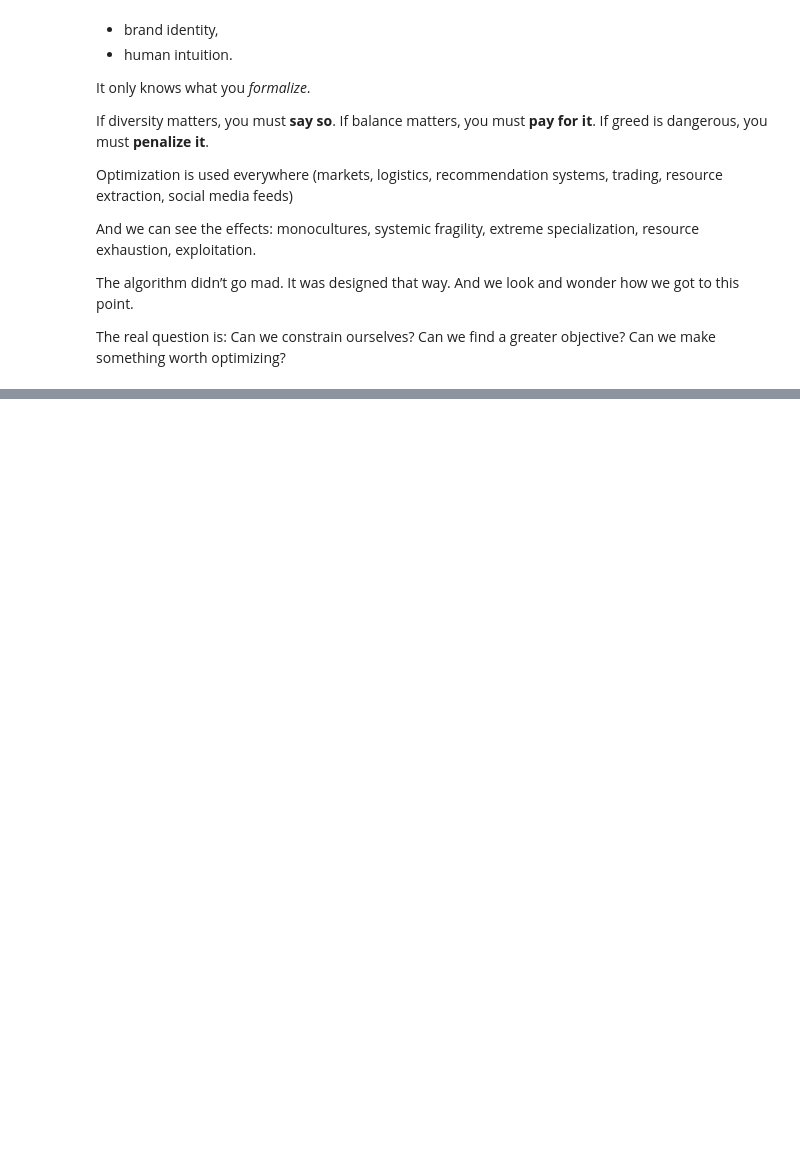
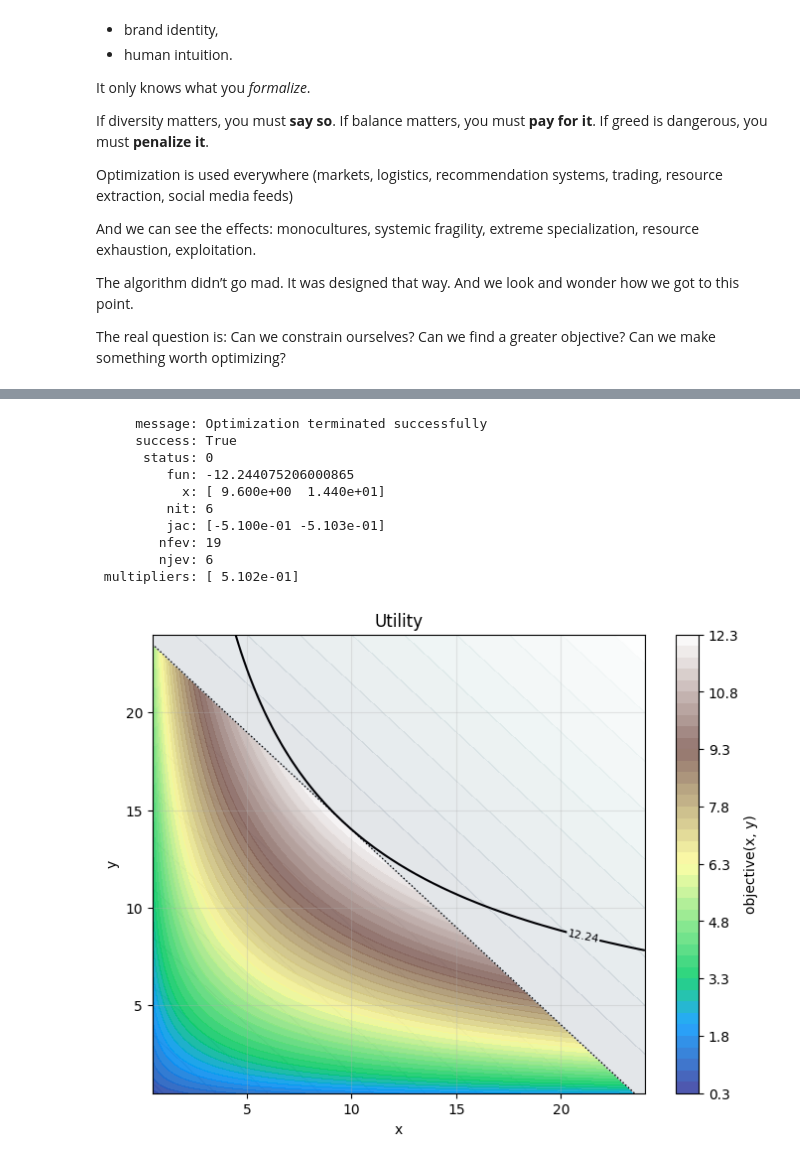
Before and after one commit to JulTob/Optimization, a Jupyter notebook: Introduction_to_Optimization.ipynb, the cells around one changed output, grey strips where cells are left out. Drawn from its saved outputs; the diff is of its cells as text; code cells hidden in the pictures; blank space fills up the shorter version.

```diff
--- a/Introduction_to_Optimization.ipynb
+++ b/Introduction_to_Optimization.ipynb
@@ -1475,0 +1590,48 @@ The real question is: Can we constrain ourselves? Can we find a greater objectiv
+# %%
+eps = 0.15
+
+def utility(v):
+    x, y = v
+    return (x ** 0.4) * (y ** 0.6)
+
+def neg_utility(v):
+    return -utility(v)
+
+def constraints(vars):
+    return (24 - np.sum(vars))
+
+constrain_def = {
+    "type": "eq",
+    "fun": constraints,
+    }
+
+initial_guess = [10, 10]
+
+result = minimize(
+    neg_utility,
+    initial_guess,
+    constraints=constrain_def
+    )
+
+print(result)
+
+plot_2D(
+    objective=utility,
+    x_rank=(0.5, 24),
+    y_rank=(0.5, 24),
+    lines=[-result.fun],
+    title="Utility",
+    constraints=[constraints],
+)
+# %% [output]
+     message: Optimization terminated successfully
+     success: True
+      status: 0
+         fun: -12.244075206000865
+           x: [ 9.600e+00  1.440e+01]
+         nit: 6
+         jac: [-5.100e-01 -5.103e-01]
+        nfev: 19
+        njev: 6
+ multipliers: [ 5.102e-01]
+[figure, added]
```
Also changed, not shown: parts of 9 cells of this notebook.
